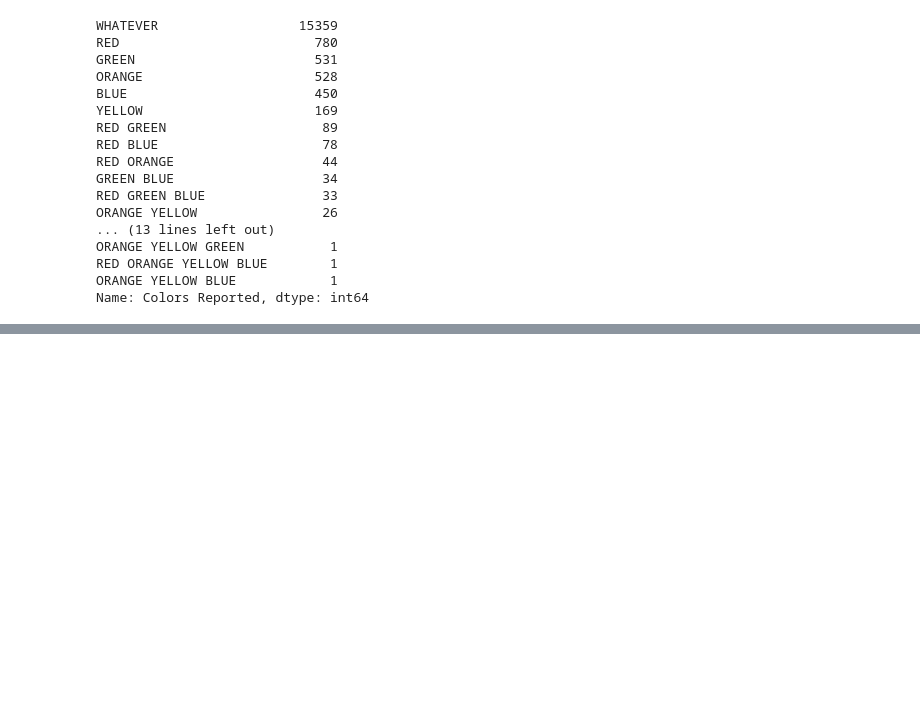
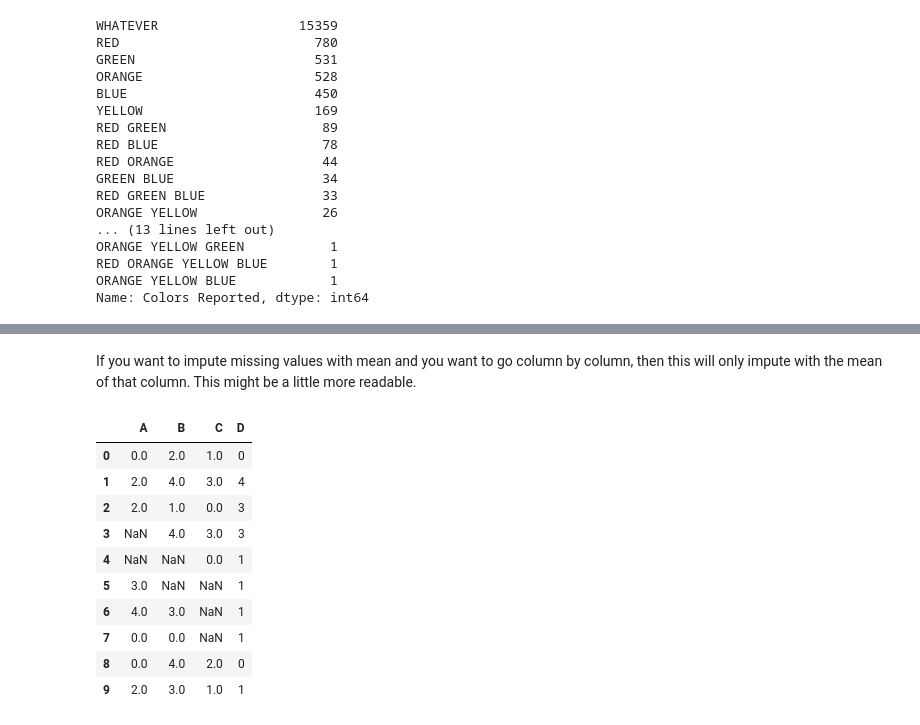
Before and after one commit to jeswingeorge/Data-Analytics-Notes, a Jupyter notebook: Pandas/Data_school_notes/16. How do I handle missing values in pandas.ipynb, the cells around one changed output, grey strips where cells are left out. Cells and saved outputs as stored; diff of their text form; code cells hidden in the pictures; blank space fills up the shorter version.

```diff
--- a/Pandas/Data_school_notes/16. How do I handle missing values in pandas.ipynb
+++ b/Pandas/Data_school_notes/16. How do I handle missing values in pandas.ipynb
@@ -173,0 +221,21 @@ Name: Colors Reported, dtype: int64
+# %% [markdown]
+If you want to impute missing values with mean and you want to go column by column, then this will only impute with the mean of that column. This might be a little more readable.
+# %%
+df = pd.DataFrame(np.random.randint(5, size = (10,4)))
+df.iloc[3:5,0] = np.nan
+df.iloc[4:6,1] = np.nan
+df.iloc[5:8,2] = np.nan
+df.columns = ['A','B','C','D']  # giving names to the columns
+df
+# %% [output]
+|  | A | B | C | D |
+| 0 | 0.0 | 2.0 | 1.0 | 0 |
+| 1 | 2.0 | 4.0 | 3.0 | 4 |
+| 2 | 2.0 | 1.0 | 0.0 | 3 |
+| 3 | NaN | 4.0 | 3.0 | 3 |
+| 4 | NaN | NaN | 0.0 | 1 |
+| 5 | 3.0 | NaN | NaN | 1 |
+| 6 | 4.0 | 3.0 | NaN | 1 |
+| 7 | 0.0 | 0.0 | NaN | 1 |
+| 8 | 0.0 | 4.0 | 2.0 | 0 |
+| 9 | 2.0 | 3.0 | 1.0 | 1 |
```
Also changed, not shown: parts of 8 cells of this notebook, 3 other files.
